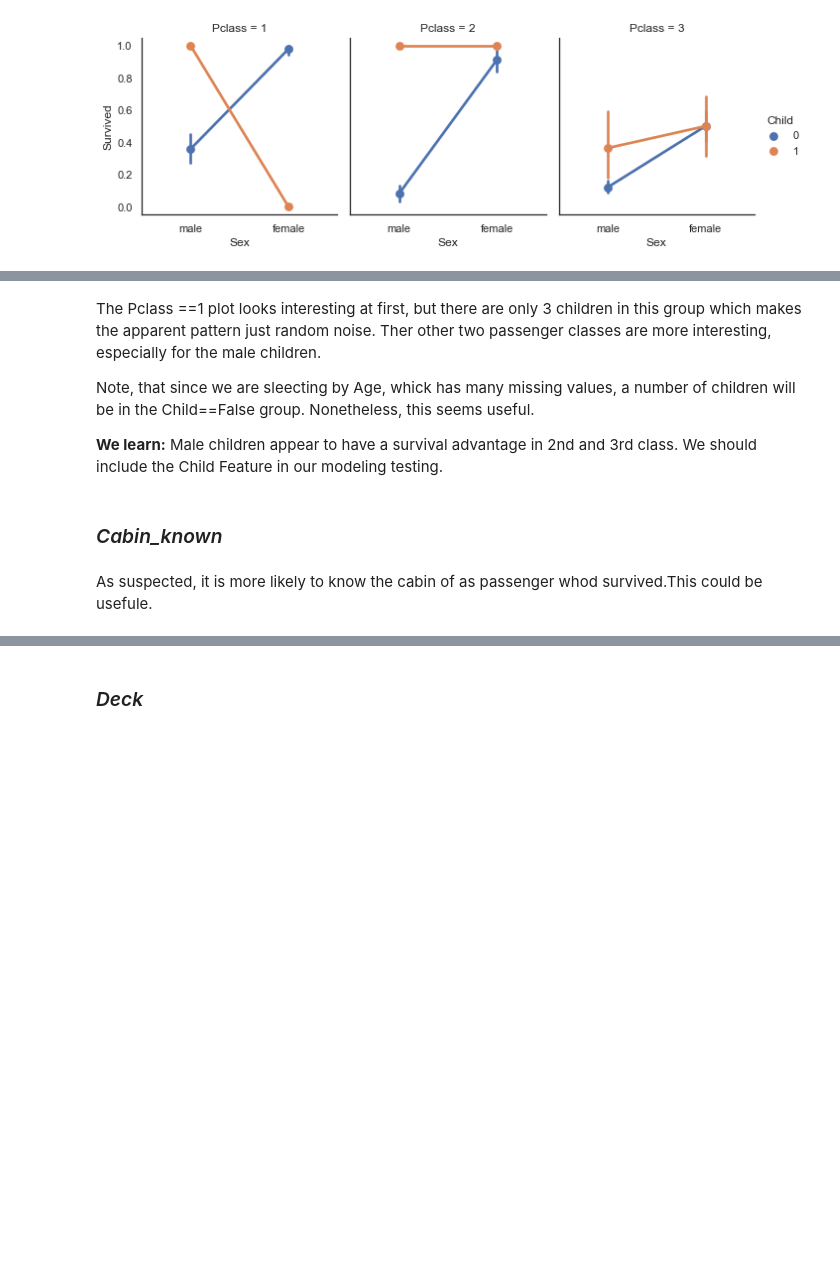
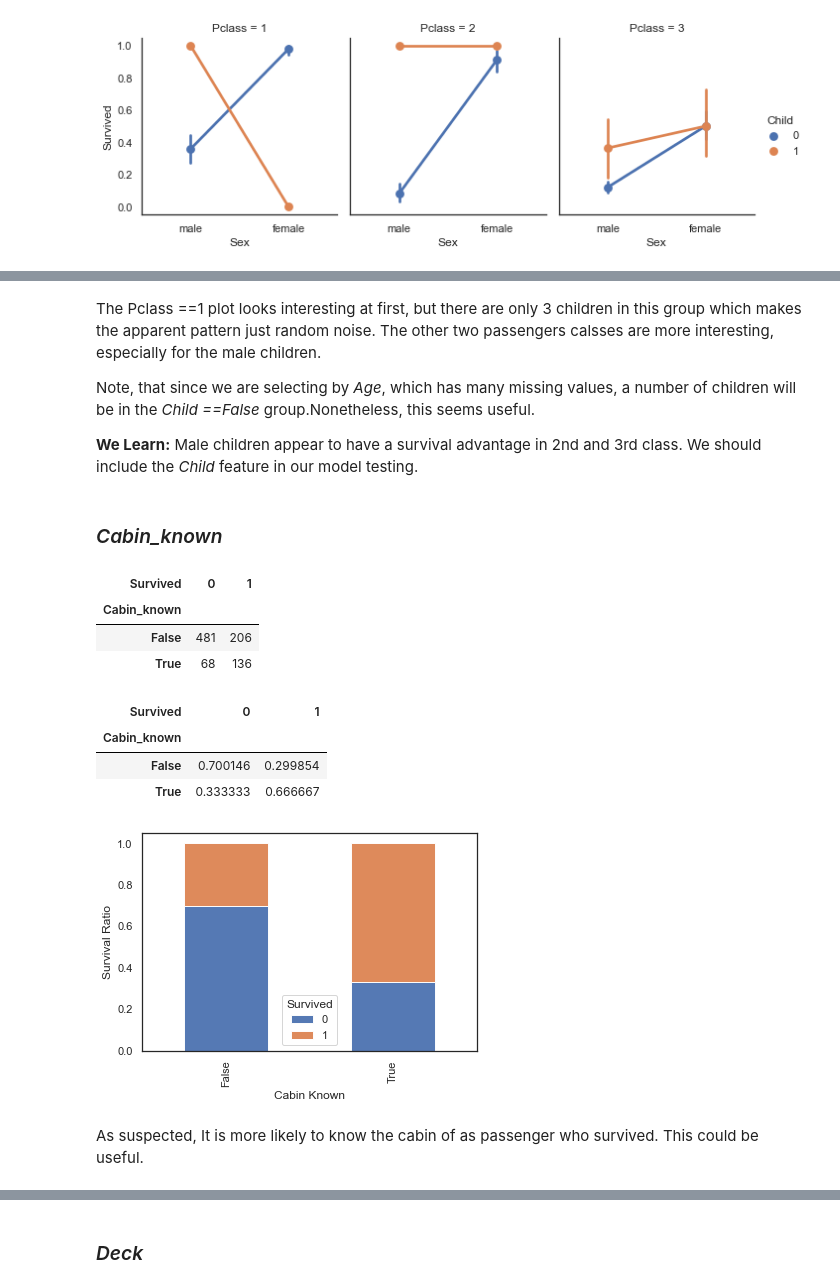
Before and after one commit to SANGSEOSEO/philosophy_datascience, a Jupyter notebook: 08.Kaggle_Dacon/titanic/titanic-for-python.ipynb, the cells around one changed output, grey strips where cells are left out. Cells and saved outputs as stored; diff of their text form; code cells hidden in the pictures; blank space fills up the shorter version.

```diff
--- a/08.Kaggle_Dacon/titanic/titanic-for-python.ipynb
+++ b/08.Kaggle_Dacon/titanic/titanic-for-python.ipynb
@@ -1133,23 +1148,35 @@ display(f"성별 아이 분포 : {tab}")
 # %% [markdown]
 The Pclass ==1 plot looks interesting at first, but there are only 3 children in this group which makes the apparent pattern just random noise.
-Ther other two passenger classes are more interesting, especially for the male children.
+The other two passengers calsses are more interesting, especially for the male children.
 
-Note, that since we are sleecting by Age, whick has many missing values, a number of children will be in the Child==False group. Nonetheless, this seems useful.
+Note, that since we are selecting by *Age*, which has many missing values, a number of children will be in the *Child ==False* group.Nonetheless, this seems useful.
 
-**We learn:**
-Male children appear to have a survival advantage in 2nd and 3rd class.
-We should include the Child Feature in our modeling testing.
+**We Learn:** Male children appear to have a survival advantage in 2nd and 3rd class. We should include the *Child* feature in our model testing.
 # %% [markdown]
 ### *Cabin\_known*
 # %%
-cab = pd.crosstab(index=train["Cabin_known"], columns = train["Survived"])
+# Survived vs Cabin_known
+cab = pd.crosstab(index=train["Cabin_known"], columns=train["Survived"])
 display(cab)
 
-dummy = cab.div(cab.sum(axis = 1).astype(float), axis=0)
+# Survival ratio by Cabin_known
+dummy = cab.div(cab.sum(axis=1).astype(float), axis=0)
 display(dummy)
 
-dummy.plot(kind='bar', stacked=True, alpha=0.95)
+dummy.plot(kind="bar", stacked=True, alpha=0.95)
 plt.xlabel("Cabin Known")
-plt.ylabel("Percentage")
+plt.ylabel("Survival Ratio")
+plt.show()
+# %% [output]
+| Survived | 0 | 1 |
+| Cabin_known |  |  |
+| False | 481 | 206 |
+| True | 68 | 136 |
+| Survived | 0 | 1 |
+| Cabin_known |  |  |
+| False | 0.700146 | 0.299854 |
+| True | 0.333333 | 0.666667 |
+[figure, added]
 # %% [markdown]
-As suspected, it is more likely to know the cabin of as passenger whod survived.This could be usefule.
+As suspected, It is more likely to know the cabin of as passenger who survived.
+This could be useful.
```
Also changed, not shown: parts of 21 cells of this notebook.
